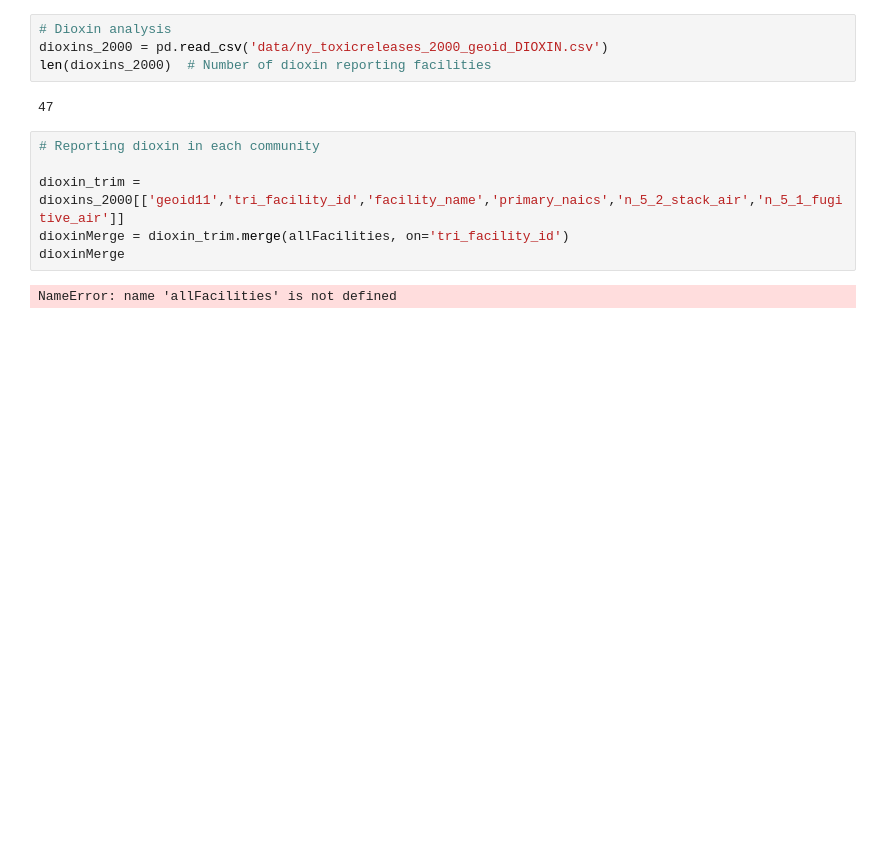
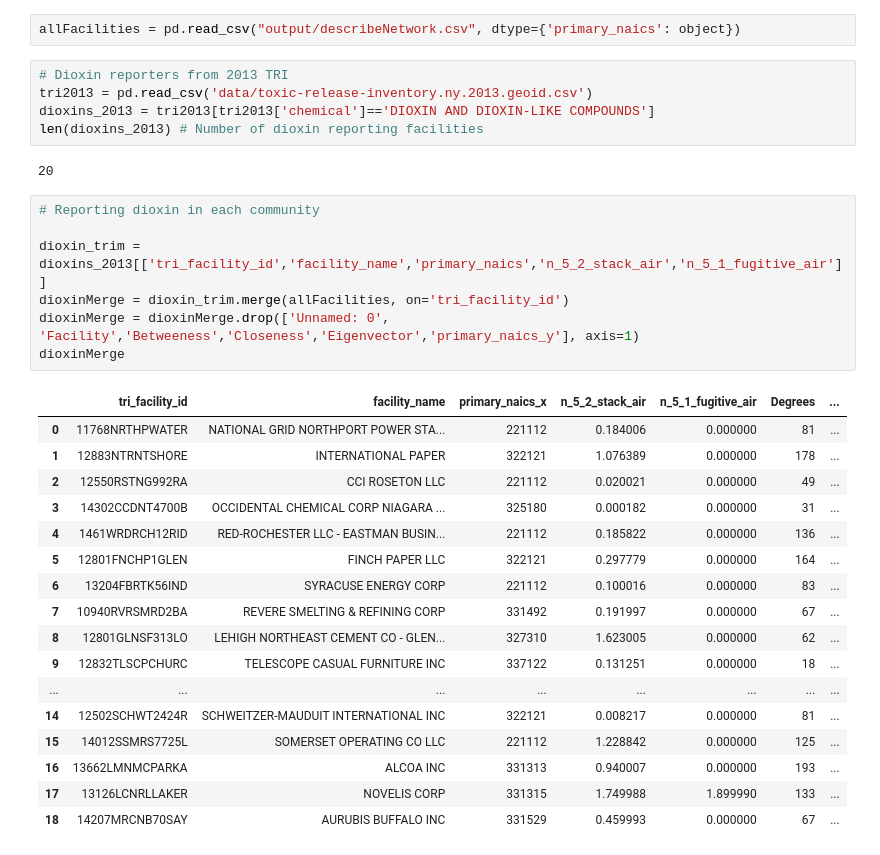
Before and after one commit to stevecarrea/ny_tri_networkAnalysis, a Jupyter notebook: dioxinAnalysis.ipynb, the cells around one changed output. Cells and saved outputs as stored; diff of their text form; blank space fills up the shorter version.

```diff
--- a/dioxinAnalysis.ipynb
+++ b/dioxinAnalysis.ipynb
@@ -3,17 +8,37 @@ import pandas as pd
+# %%
+allFacilities = pd.read_csv("output/describeNetwork.csv", dtype={'primary_naics': object})
 # %%
-# Dioxin analysis
-dioxins_2000 = pd.read_csv('data/ny_toxicreleases_2000_geoid_DIOXIN.csv')
-len(dioxins_2000)  # Number of dioxin reporting facilities
+# Dioxin reporters from 2013 TRI
+tri2013 = pd.read_csv('data/toxic-release-inventory.ny.2013.geoid.csv')
+dioxins_2013 = tri2013[tri2013['chemical']=='DIOXIN AND DIOXIN-LIKE COMPOUNDS']
+len(dioxins_2013) # Number of dioxin reporting facilities
 # %% [output]
-47
+20
 # %%
 # Reporting dioxin in each community
 
-dioxin_trim = dioxins_2000[['geoid11','tri_facility_id','facility_name','primary_naics','n_5_2_stack_air','n_5_1_fugitive_air']]
+dioxin_trim = dioxins_2013[['tri_facility_id','facility_name','primary_naics','n_5_2_stack_air','n_5_1_fugitive_air']]
 dioxinMerge = dioxin_trim.merge(allFacilities, on='tri_facility_id')
+dioxinMerge = dioxinMerge.drop(['Unnamed: 0', 'Facility','Betweeness','Closeness','Eigenvector','primary_naics_y'], axis=1)
 dioxinMerge
 # %% [output]
-NameError: name 'allFacilities' is not defined
+|  | tri_facility_id | facility_name | primary_naics_x | n_5_2_stack_air | n_5_1_fugitive_air | Degrees | ... |
+| 0 | 11768NRTHPWATER | NATIONAL GRID NORTHPORT POWER STA... | 221112 | 0.184006 | 0.000000 | 81 | ... |
+| 1 | 12883NTRNTSHORE | INTERNATIONAL PAPER | 322121 | 1.076389 | 0.000000 | 178 | ... |
+| 2 | 12550RSTNG992RA | CCI ROSETON LLC | 221112 | 0.020021 | 0.000000 | 49 | ... |
+| 3 | 14302CCDNT4700B | OCCIDENTAL CHEMICAL CORP NIAGARA ... | 325180 | 0.000182 | 0.000000 | 31 | ... |
+| 4 | 1461WRDRCH12RID | RED-ROCHESTER LLC - EASTMAN BUSIN... | 221112 | 0.185822 | 0.000000 | 136 | ... |
+| 5 | 12801FNCHP1GLEN | FINCH PAPER LLC | 322121 | 0.297779 | 0.000000 | 164 | ... |
+| 6 | 13204FBRTK56IND | SYRACUSE ENERGY CORP | 221112 | 0.100016 | 0.000000 | 83 | ... |
+| 7 | 10940RVRSMRD2BA | REVERE SMELTING & REFINING CORP | 331492 | 0.191997 | 0.000000 | 67 | ... |
+| 8 | 12801GLNSF313LO | LEHIGH NORTHEAST CEMENT CO - GLEN... | 327310 | 1.623005 | 0.000000 | 62 | ... |
+| 9 | 12832TLSCPCHURC | TELESCOPE CASUAL FURNITURE INC | 337122 | 0.131251 | 0.000000 | 18 | ... |
+| ... | ... | ... | ... | ... | ... | ... | ... |
+| 14 | 12502SCHWT2424R | SCHWEITZER-MAUDUIT INTERNATIONAL INC | 322121 | 0.008217 | 0.000000 | 81 | ... |
+| 15 | 14012SSMRS7725L | SOMERSET OPERATING CO LLC | 221112 | 1.228842 | 0.000000 | 125 | ... |
+| 16 | 13662LMNMCPARKA | ALCOA INC | 331313 | 0.940007 | 0.000000 | 193 | ... |
+| 17 | 13126LCNRLLAKER | NOVELIS CORP | 331315 | 1.749988 | 1.899990 | 133 | ... |
+| 18 | 14207MRCNB70SAY | AURUBIS BUFFALO INC | 331529 | 0.459993 | 0.000000 | 67 | ... |
 # %%
 dioxinMerge['Community'].hist(bins=[0,1,2,3,4,5])
 # %% [output]
```
Also changed, not shown: parts of 8 cells of this notebook.
